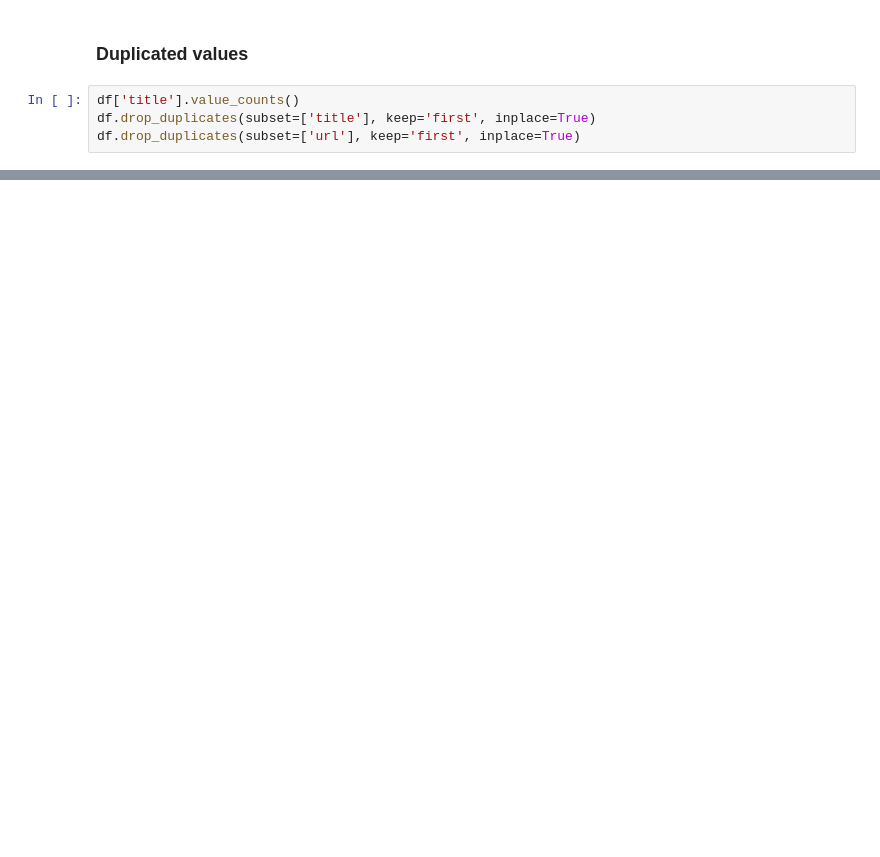
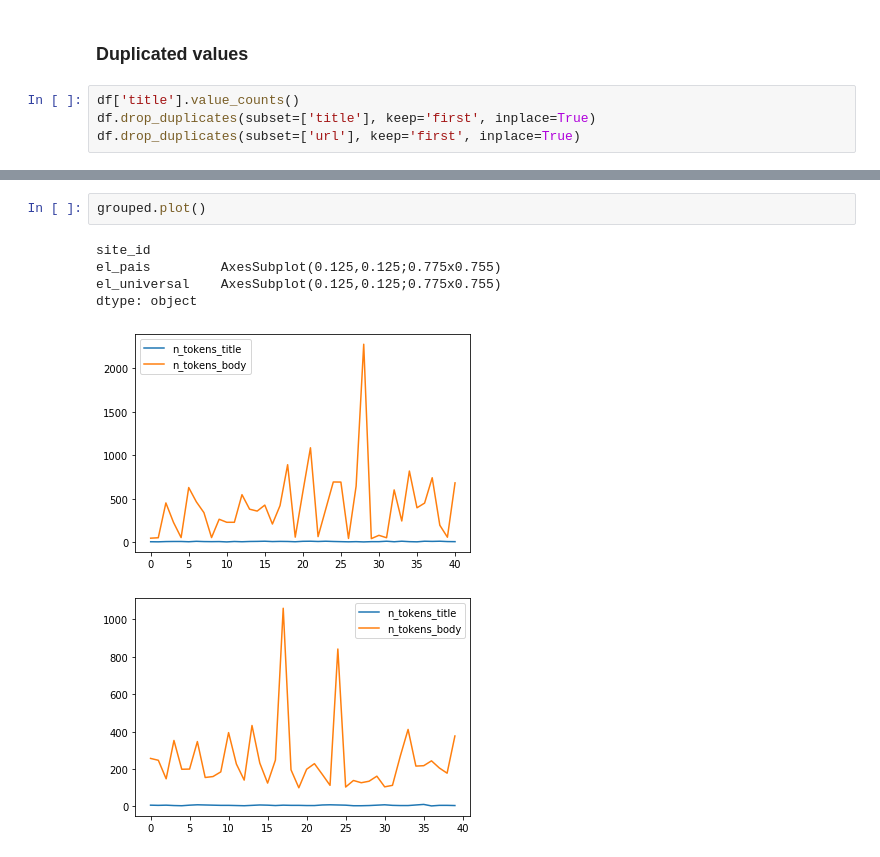
Before and after one commit to nicolaslazzos/basic-web-scraper, a Jupyter notebook: data_wrangling.ipynb, the cells around one changed output, grey strips where cells are left out. Cells and saved outputs as stored; diff of their text form; blank space fills up the shorter version.

```diff
--- a/data_wrangling.ipynb
+++ b/data_wrangling.ipynb
@@ -202,0 +266,9 @@ df.drop_duplicates(subset=['url'], keep='first', inplace=True)
+# %%
+grouped.plot()
+# %% [output]
+site_id
+el_pais         AxesSubplot(0.125,0.125;0.775x0.755)
+el_universal    AxesSubplot(0.125,0.125;0.775x0.755)
+dtype: object
+[figure, added]
+[figure, added]
```
Also changed, not shown: parts of 10 cells of this notebook, 3 other files.
